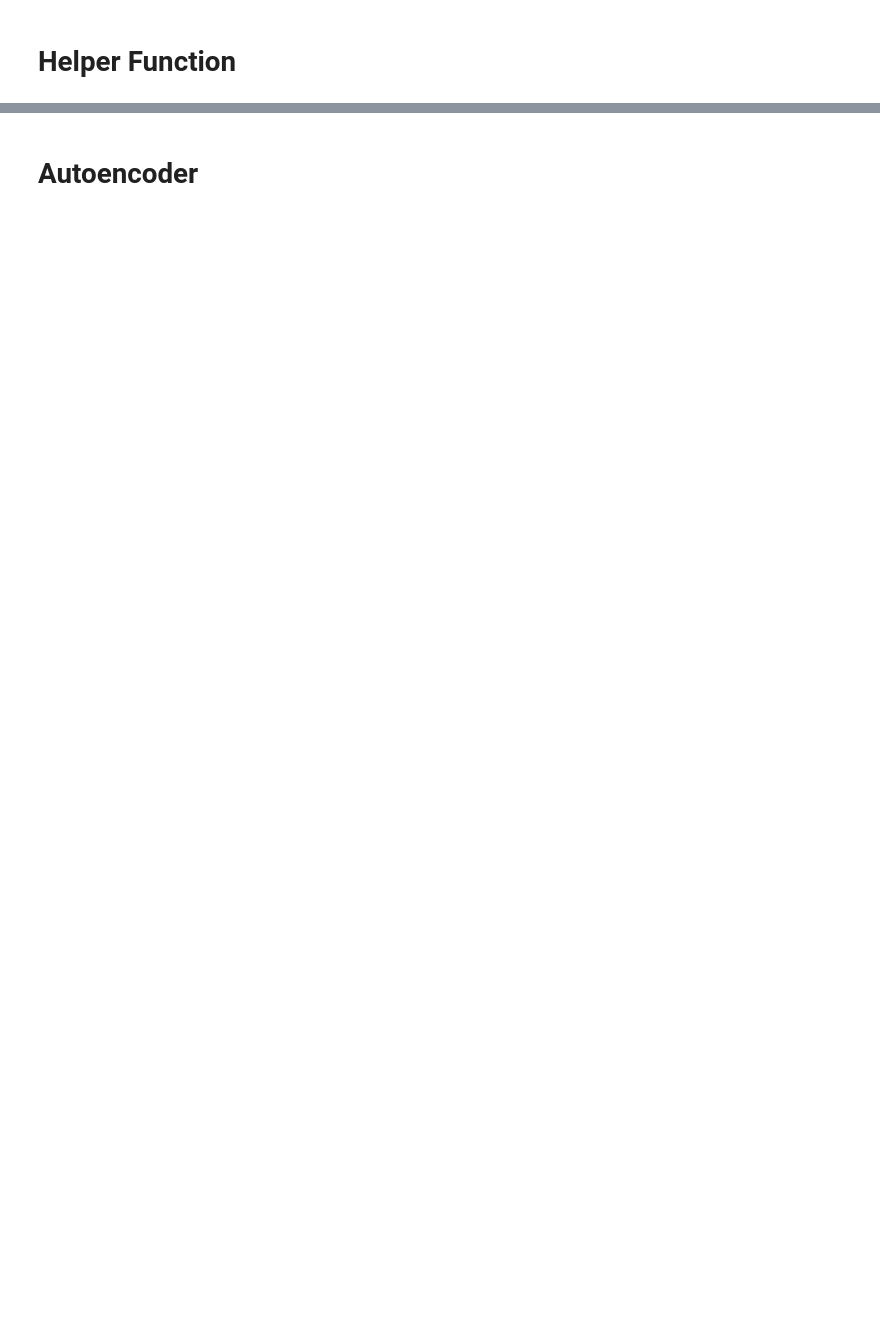
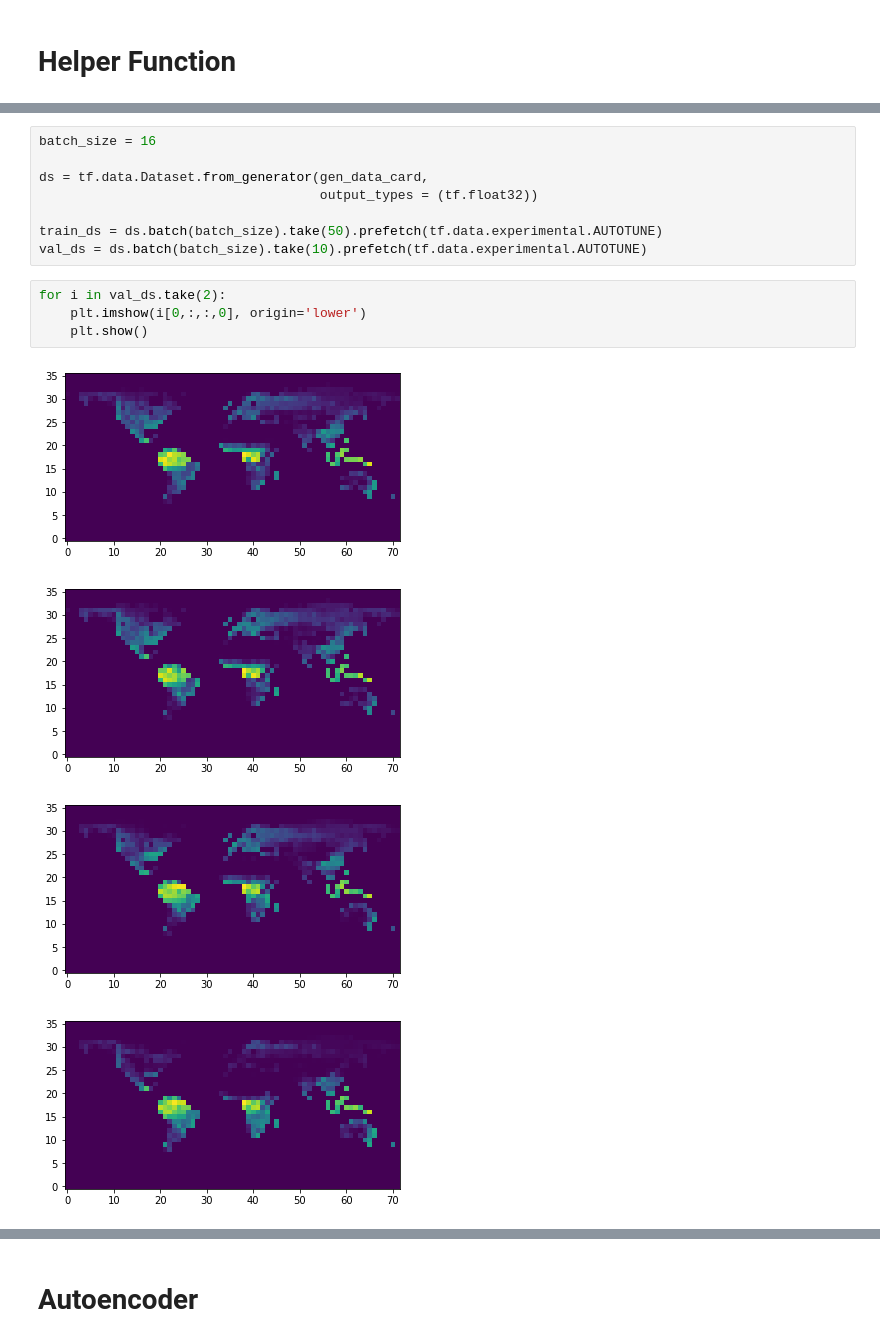
Before and after one commit to moorugi98/hackathon-climate-team0, a Jupyter notebook: conv_RNN_conv.ipynb, the cells around one changed output, grey strips where cells are left out. Saved outputs shown, nothing was run; the diff lists cells and outputs as text; blank space fills up the shorter version.

```diff
--- a/conv_RNN_conv.ipynb
+++ b/conv_RNN_conv.ipynb
@@ -66,0 +126,17 @@ print(y.shape)
+# %%
+batch_size = 16
+
+ds = tf.data.Dataset.from_generator(gen_data_card,
+                                    output_types = (tf.float32))
+
+train_ds = ds.batch(batch_size).take(50).prefetch(tf.data.experimental.AUTOTUNE)
+val_ds = ds.batch(batch_size).take(10).prefetch(tf.data.experimental.AUTOTUNE)
+# %%
+for i in val_ds.take(2):
+    plt.imshow(i[0,:,:,0], origin='lower')
+    plt.show()
+# %% [output]
+[figure, added]
+[figure, added]
+[figure, added]
+[figure, added]
```
Also changed, not shown: parts of 16 cells of this notebook, 1 other file.
